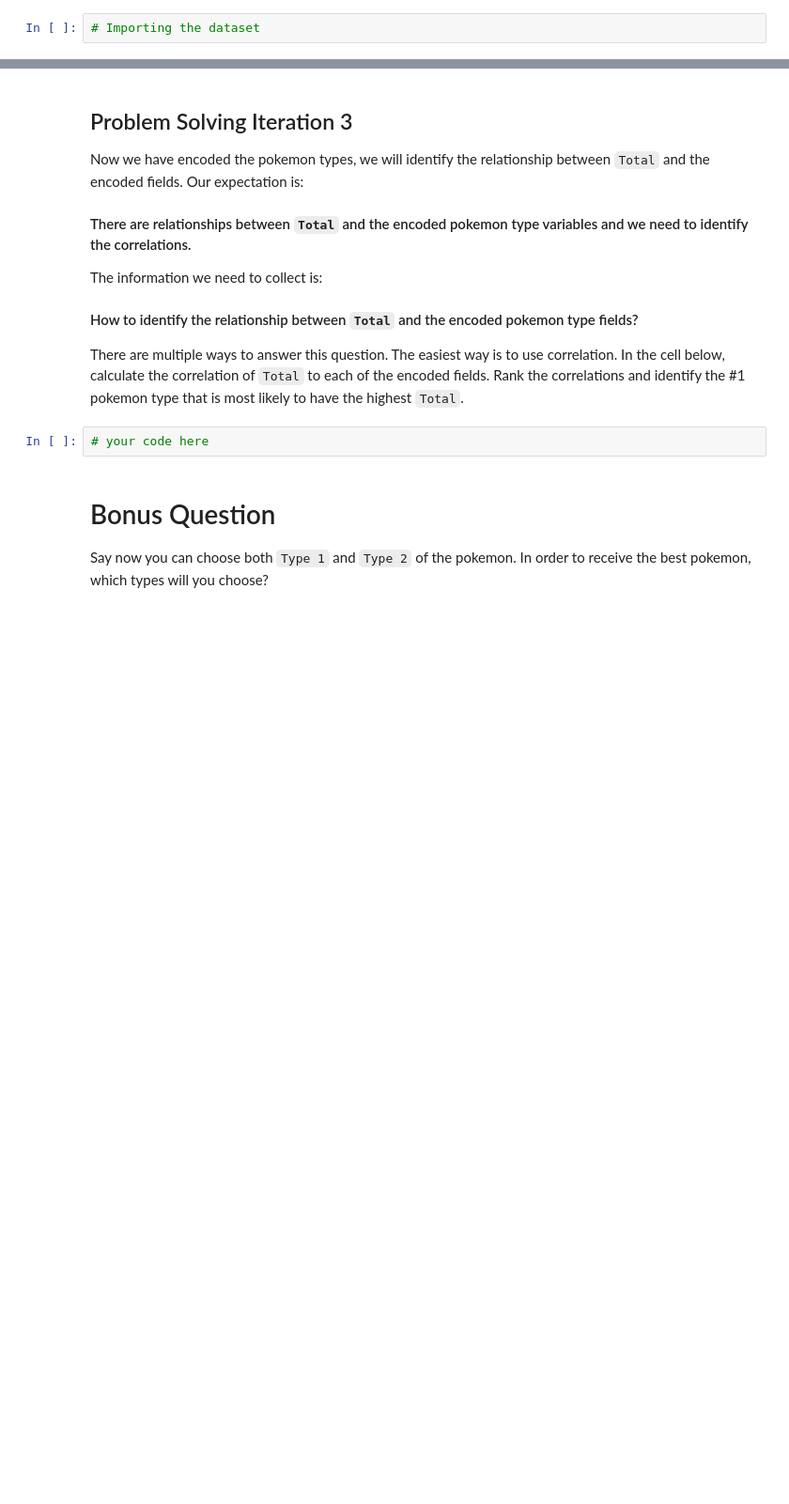
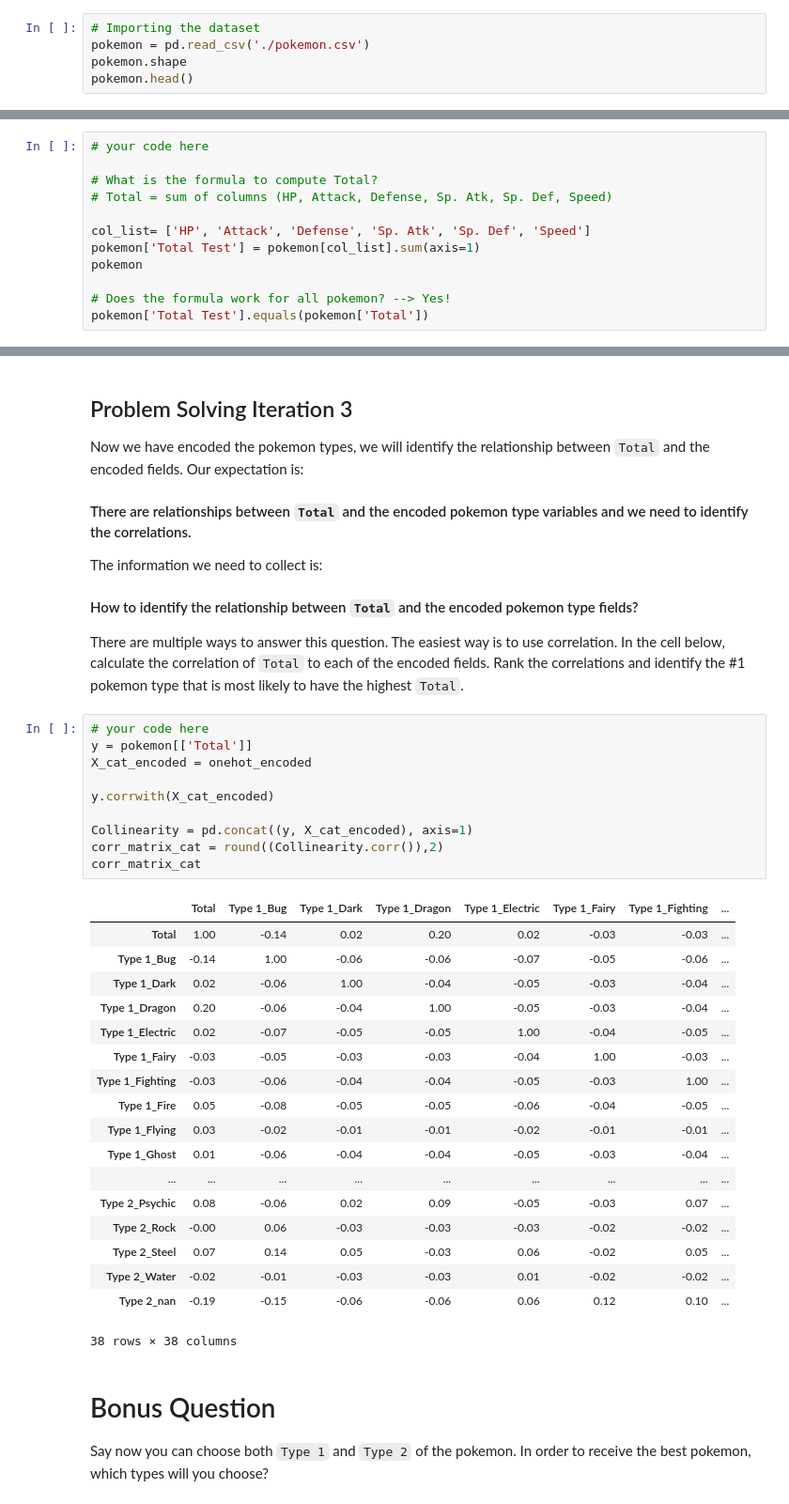
Before and after one commit to jochabo/lab-dataframe-calculations, a Jupyter notebook: your-code/challenge-2.ipynb, the cells around one changed output, grey strips where cells are left out. Shown: that part at 94% size. Saved outputs shown, nothing was run; the diff lists cells and outputs as text; blank space fills up the shorter version.

```diff
--- a/your-code/challenge-2.ipynb
+++ b/your-code/challenge-2.ipynb
@@ -25,3 +25,6 @@ import numpy as np
 import pandas as pd
 # %%
 # Importing the dataset
+pokemon = pd.read_csv('./pokemon.csv')
+pokemon.shape
+pokemon.head()
@@ -46,0 +55,12 @@ In the cell below, make a hypothesis on how `Total` is computed and test your hy
+# %%
+# your code here
+
+# What is the formula to compute Total?
+# Total = sum of columns (HP, Attack, Defense, Sp. Atk, Sp. Def, Speed)
+
+col_list= ['HP', 'Attack', 'Defense', 'Sp. Atk', 'Sp. Def', 'Speed']
+pokemon['Total Test'] = pokemon[col_list].sum(axis=1)
+pokemon
+
+# Does the formula work for all pokemon? --> Yes!
+pokemon['Total Test'].equals(pokemon['Total'])
@@ -86,8 +155,35 @@ The information we need to collect is:
 #### How to identify the relationship between `Total` and the encoded pokemon type fields?
 
 There are multiple ways to answer this question. The easiest way is to use correlation. In the cell below, calculate the correlation of `Total` to each of the encoded fields. Rank the correlations and identify the #1 pokemon type that is most likely to have the highest `Total`.
-# %%
-# your code here
+# %%
+# your code here
+y = pokemon[['Total']]
+X_cat_encoded = onehot_encoded
+
+y.corrwith(X_cat_encoded)
+
+Collinearity = pd.concat((y, X_cat_encoded), axis=1)
+corr_matrix_cat = round((Collinearity.corr()),2)
+corr_matrix_cat
+# %% [output]
+|  | Total | Type 1_Bug | Type 1_Dark | Type 1_Dragon | Type 1_Electric | Type 1_Fairy | Type 1_Fighting | ... |
+| Total | 1.00 | -0.14 | 0.02 | 0.20 | 0.02 | -0.03 | -0.03 | ... |
+| Type 1_Bug | -0.14 | 1.00 | -0.06 | -0.06 | -0.07 | -0.05 | -0.06 | ... |
+| Type 1_Dark | 0.02 | -0.06 | 1.00 | -0.04 | -0.05 | -0.03 | -0.04 | ... |
+| Type 1_Dragon | 0.20 | -0.06 | -0.04 | 1.00 | -0.05 | -0.03 | -0.04 | ... |
+| Type 1_Electric | 0.02 | -0.07 | -0.05 | -0.05 | 1.00 | -0.04 | -0.05 | ... |
+| Type 1_Fairy | -0.03 | -0.05 | -0.03 | -0.03 | -0.04 | 1.00 | -0.03 | ... |
+| Type 1_Fighting | -0.03 | -0.06 | -0.04 | -0.04 | -0.05 | -0.03 | 1.00 | ... |
+| Type 1_Fire | 0.05 | -0.08 | -0.05 | -0.05 | -0.06 | -0.04 | -0.05 | ... |
+| Type 1_Flying | 0.03 | -0.02 | -0.01 | -0.01 | -0.02 | -0.01 | -0.01 | ... |
+| Type 1_Ghost | 0.01 | -0.06 | -0.04 | -0.04 | -0.05 | -0.03 | -0.04 | ... |
+| ... | ... | ... | ... | ... | ... | ... | ... | ... |
+| Type 2_Psychic | 0.08 | -0.06 | 0.02 | 0.09 | -0.05 | -0.03 | 0.07 | ... |
+| Type 2_Rock | -0.00 | 0.06 | -0.03 | -0.03 | -0.03 | -0.02 | -0.02 | ... |
+| Type 2_Steel | 0.07 | 0.14 | 0.05 | -0.03 | 0.06 | -0.02 | 0.05 | ... |
+| Type 2_Water | -0.02 | -0.01 | -0.03 | -0.03 | 0.01 | -0.02 | -0.02 | ... |
+| Type 2_nan | -0.19 | -0.15 | -0.06 | -0.06 | 0.06 | 0.12 | 0.10 | ... |
+38 rows × 38 columns
 # %% [markdown]
 # Bonus Question
 
```
Also changed, not shown: parts of 9 cells of this notebook, 1 other file.
